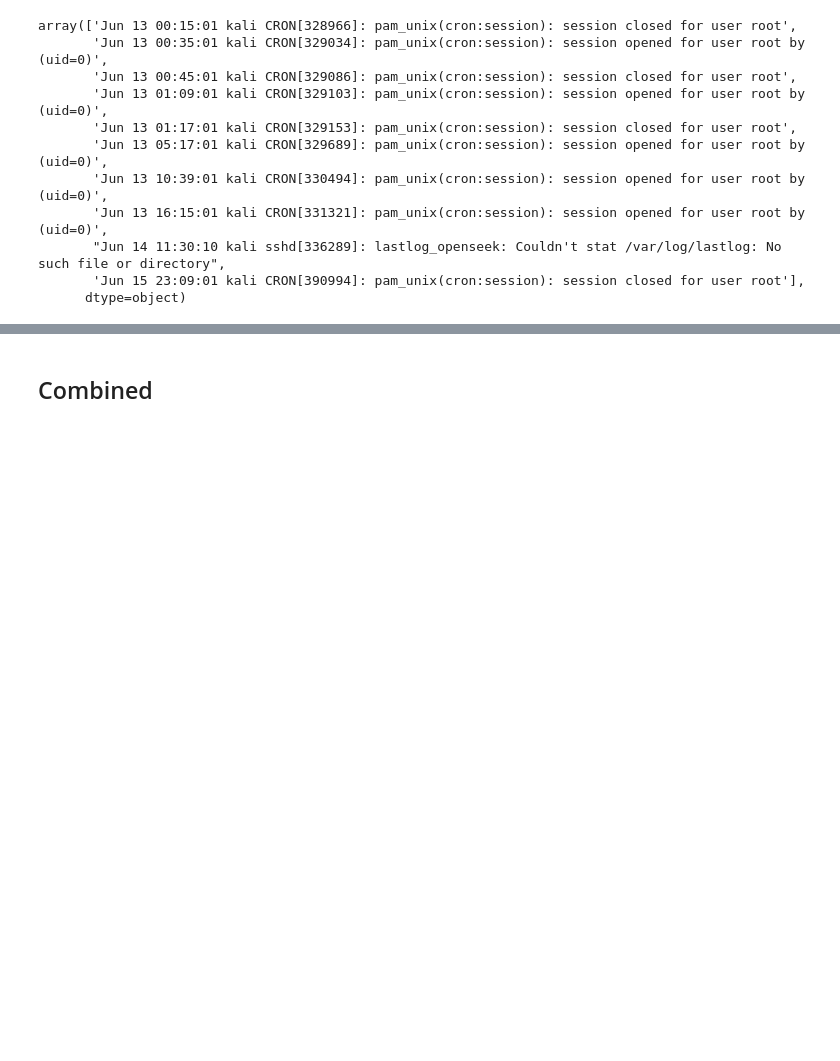
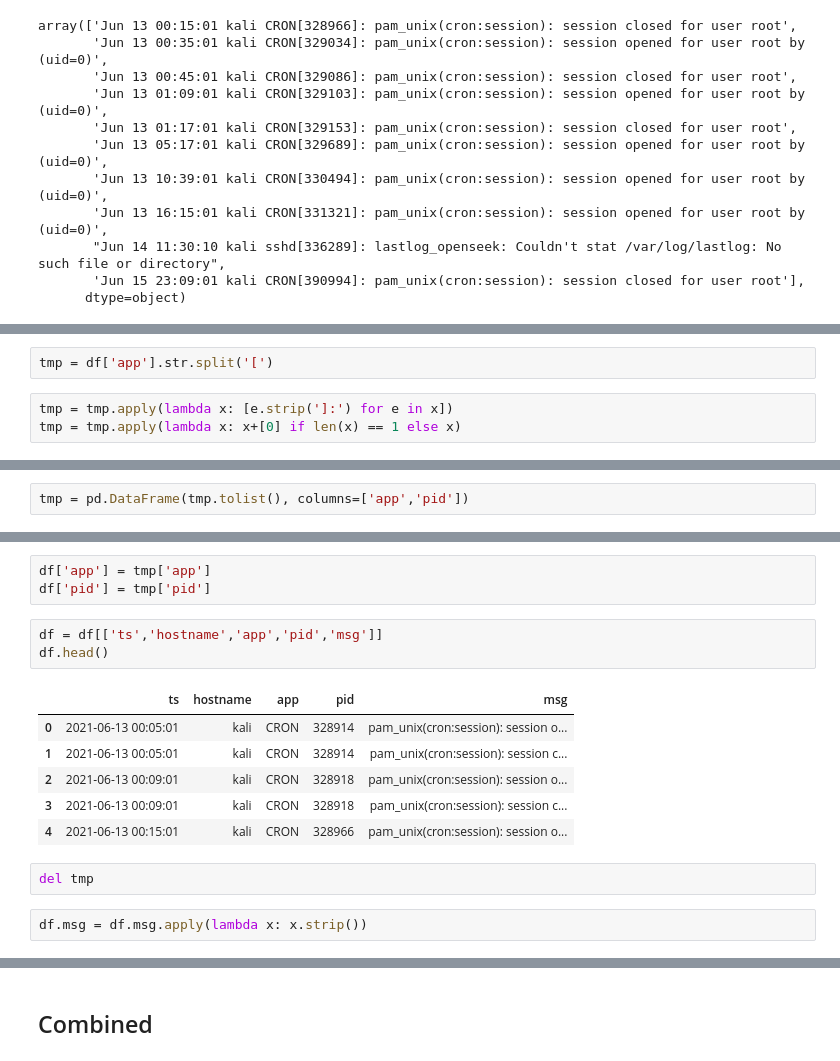
Before and after one commit to birbarino/Data-Analytics-Capstone, a Jupyter notebook: wrangling/wrangle.ipynb, the cells around one changed output, grey strips where cells are left out. Saved outputs shown, nothing was run; the diff lists cells and outputs as text; blank space fills up the shorter version.

```diff
--- a/wrangling/wrangle.ipynb
+++ b/wrangling/wrangle.ipynb
@@ -213,0 +229,5 @@ Name: provider, Length: 89209, dtype: object
+# %%
+tmp = df['app'].str.split('[')
+# %%
+tmp = tmp.apply(lambda x: [e.strip(']:') for e in x])
+tmp = tmp.apply(lambda x: x+[0] if len(x) == 1 else x)
@@ -213,0 +249,2 @@ Name: provider, Length: 89209, dtype: object
+# %%
+tmp = pd.DataFrame(tmp.tolist(), columns=['app','pid'])
@@ -213,0 +260,17 @@ Name: provider, Length: 89209, dtype: object
+# %%
+df['app'] = tmp['app']
+df['pid'] = tmp['pid']
+# %%
+df = df[['ts','hostname','app','pid','msg']]
+df.head()
+# %% [output]
+|  | ts | hostname | app | pid | msg |
+| 0 | 2021-06-13 00:05:01 | kali | CRON | 328914 | pam_unix(cron:session): session o... |
+| 1 | 2021-06-13 00:05:01 | kali | CRON | 328914 | pam_unix(cron:session): session c... |
+| 2 | 2021-06-13 00:09:01 | kali | CRON | 328918 | pam_unix(cron:session): session o... |
+| 3 | 2021-06-13 00:09:01 | kali | CRON | 328918 | pam_unix(cron:session): session c... |
+| 4 | 2021-06-13 00:15:01 | kali | CRON | 328966 | pam_unix(cron:session): session o... |
+# %%
+del tmp
+# %%
+df.msg = df.msg.apply(lambda x: x.strip())
```
Also changed, not shown: parts of 24 cells of this notebook, 2 other files.
